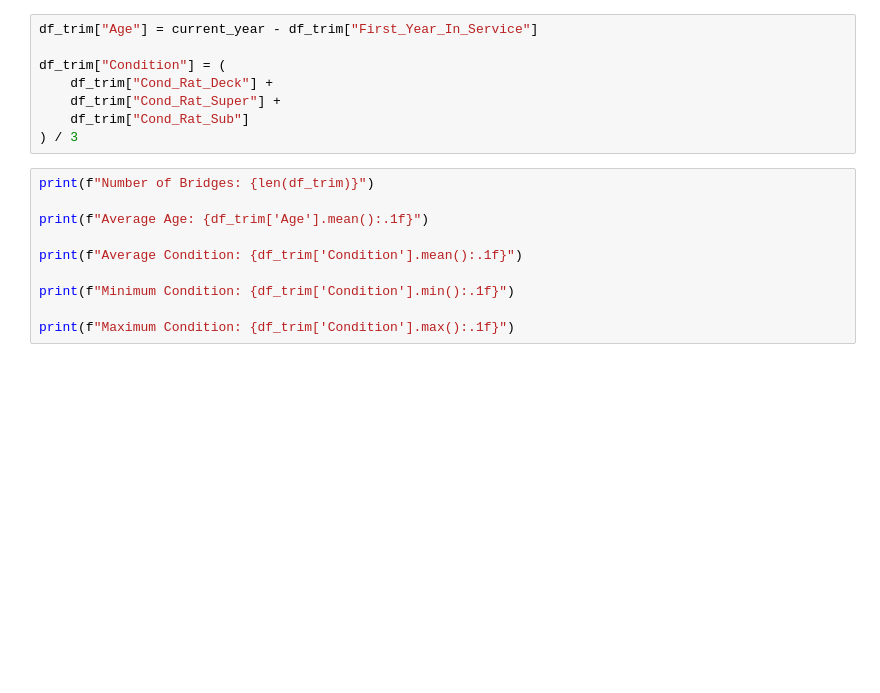
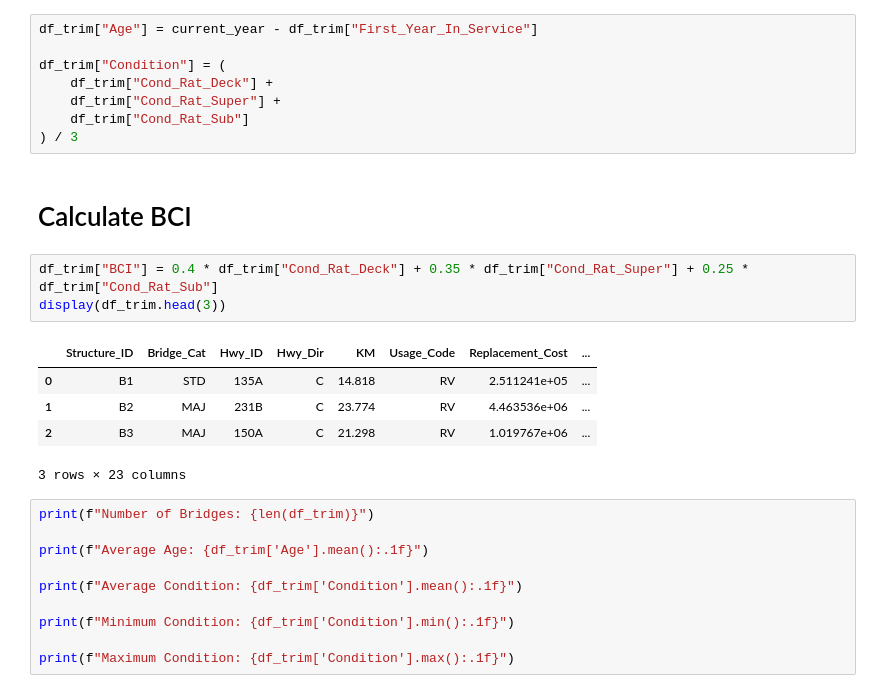
Before and after one commit to reza-chilli/Infrastructure-management-project, a Jupyter notebook: Analysis.ipynb, the cells around one changed output. Drawn from its saved outputs; the diff is of its cells as text; blank space fills up the shorter version.

```diff
--- a/Analysis.ipynb
+++ b/Analysis.ipynb
@@ -227,6 +227,17 @@ df_trim["Condition"] = (
     df_trim["Cond_Rat_Super"] +
     df_trim["Cond_Rat_Sub"]
 ) / 3
+# %% [markdown]
+# Calculate BCI
+# %%
+df_trim["BCI"] = 0.4 * df_trim["Cond_Rat_Deck"] + 0.35 * df_trim["Cond_Rat_Super"] + 0.25 * df_trim["Cond_Rat_Sub"]
+display(df_trim.head(3))
+# %% [output]
+|  | Structure_ID | Bridge_Cat | Hwy_ID | Hwy_Dir | KM | Usage_Code | Replacement_Cost | ... |
+| 0 | B1 | STD | 135A | C | 14.818 | RV | 2.511241e+05 | ... |
+| 1 | B2 | MAJ | 231B | C | 23.774 | RV | 4.463536e+06 | ... |
+| 2 | B3 | MAJ | 150A | C | 21.298 | RV | 1.019767e+06 | ... |
+3 rows × 23 columns
 # %%
 print(f"Number of Bridges: {len(df_trim)}")
 
```
